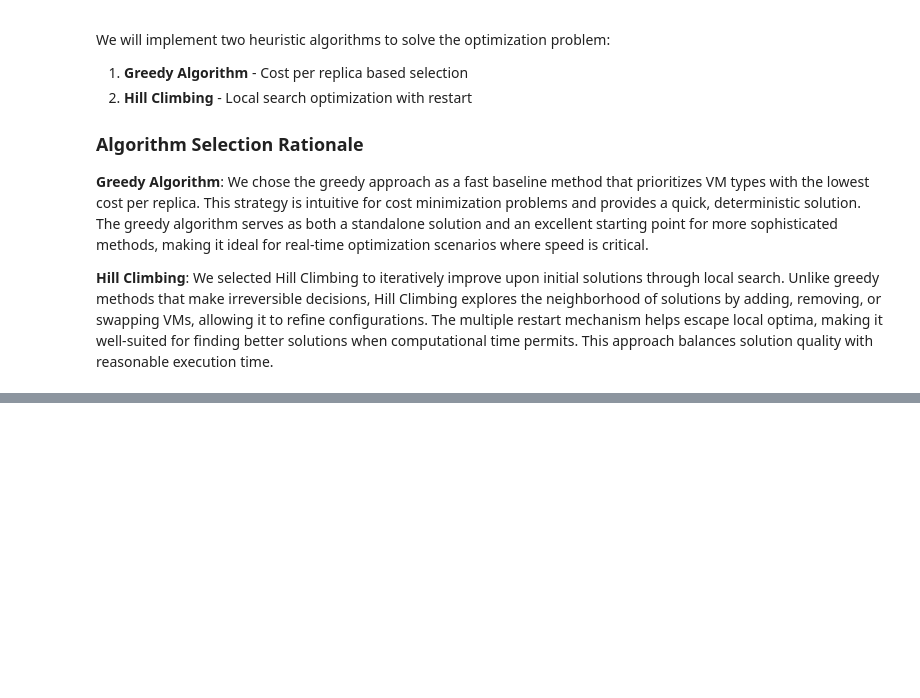
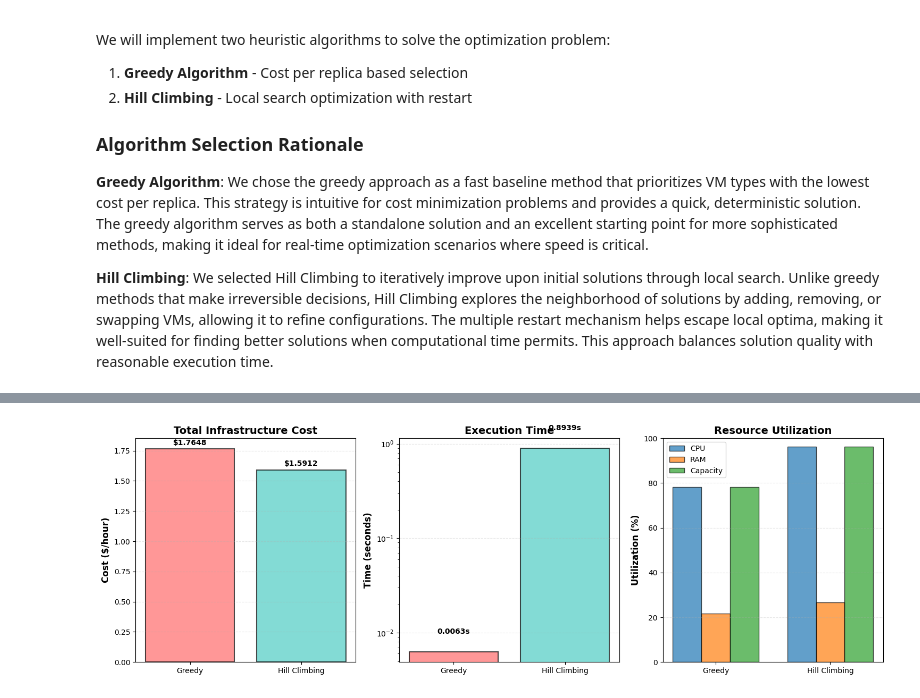
Before and after one commit to GabrielSultan/AIAlgorithmsProject, a Jupyter notebook: notebook.ipynb, the cells around one changed output, grey strips where cells are left out. Saved outputs shown, nothing was run; the diff lists cells and outputs as text; code cells hidden in the pictures; blank space fills up the shorter version.

```diff
--- a/notebook.ipynb
+++ b/notebook.ipynb
@@ -677,0 +770,56 @@ Capacity Utilization: 96.15%
+# %%
+# Visualization: Cost and Time Comparison
+fig, axes = plt.subplots(1, 3, figsize=(15, 5))
+
+# Cost comparison
+algorithms = ['Greedy', 'Hill Climbing']
+costs = [results['Greedy']['cost'], results['Hill Climbing']['cost']]
+colors = ['#FF6B6B', '#4ECDC4']
+
+axes[0].bar(algorithms, costs, color=colors, alpha=0.7, edgecolor='black', linewidth=1.5)
+axes[0].set_ylabel('Cost ($/hour)', fontsize=12, fontweight='bold')
+axes[0].set_title('Total Infrastructure Cost', fontsize=14, fontweight='bold')
+axes[0].grid(axis='y', alpha=0.3, linestyle='--')
+for i, v in enumerate(costs):
+    axes[0].text(i, v + 0.02, f'${v:.4f}', ha='center', va='bottom', fontweight='bold')
+
+# Time comparison (log scale for better visualization)
+times = [results['Greedy']['time'], results['Hill Climbing']['time']]
+axes[1].bar(algorithms, times, color=colors, alpha=0.7, edgecolor='black', linewidth=1.5)
+axes[1].set_ylabel('Time (seconds)', fontsize=12, fontweight='bold')
+axes[1].set_title('Execution Time', fontsize=14, fontweight='bold')
+axes[1].set_yscale('log')
+axes[1].grid(axis='y', alpha=0.3, linestyle='--')
+for i, v in enumerate(times):
+    axes[1].text(i, v * 1.5, f'{v:.4f}s', ha='center', va='bottom', fontweight='bold')
+
+# Resource utilization comparison
+utilizations = {
+    'CPU': [results['Greedy']['utilization']['cpu_utilization']*100,
+            results['Hill Climbing']['utilization']['cpu_utilization']*100],
+    'RAM': [results['Greedy']['utilization']['ram_utilization']*100,
+            results['Hill Climbing']['utilization']['ram_utilization']*100],
+    'Capacity': [results['Greedy']['utilization']['capacity_utilization']*100,
+                 results['Hill Climbing']['utilization']['capacity_utilization']*100]
+}
+
+x = np.arange(len(algorithms))
+width = 0.25
+multiplier = 0
+
+for metric, values in utilizations.items():
+    offset = width * multiplier
+    rects = axes[2].bar(x + offset, values, width, label=metric, alpha=0.7, edgecolor='black')
+    multiplier += 1
+
+axes[2].set_ylabel('Utilization (%)', fontsize=12, fontweight='bold')
+axes[2].set_title('Resource Utilization', fontsize=14, fontweight='bold')
+axes[2].set_xticks(x + width, algorithms)
+axes[2].legend(loc='upper left')
+axes[2].grid(axis='y', alpha=0.3, linestyle='--')
+axes[2].set_ylim([0, 100])
+
+plt.tight_layout()
+plt.show()
+# %% [output]
+[figure, added]
```
Also changed, not shown: parts of 21 cells of this notebook.
